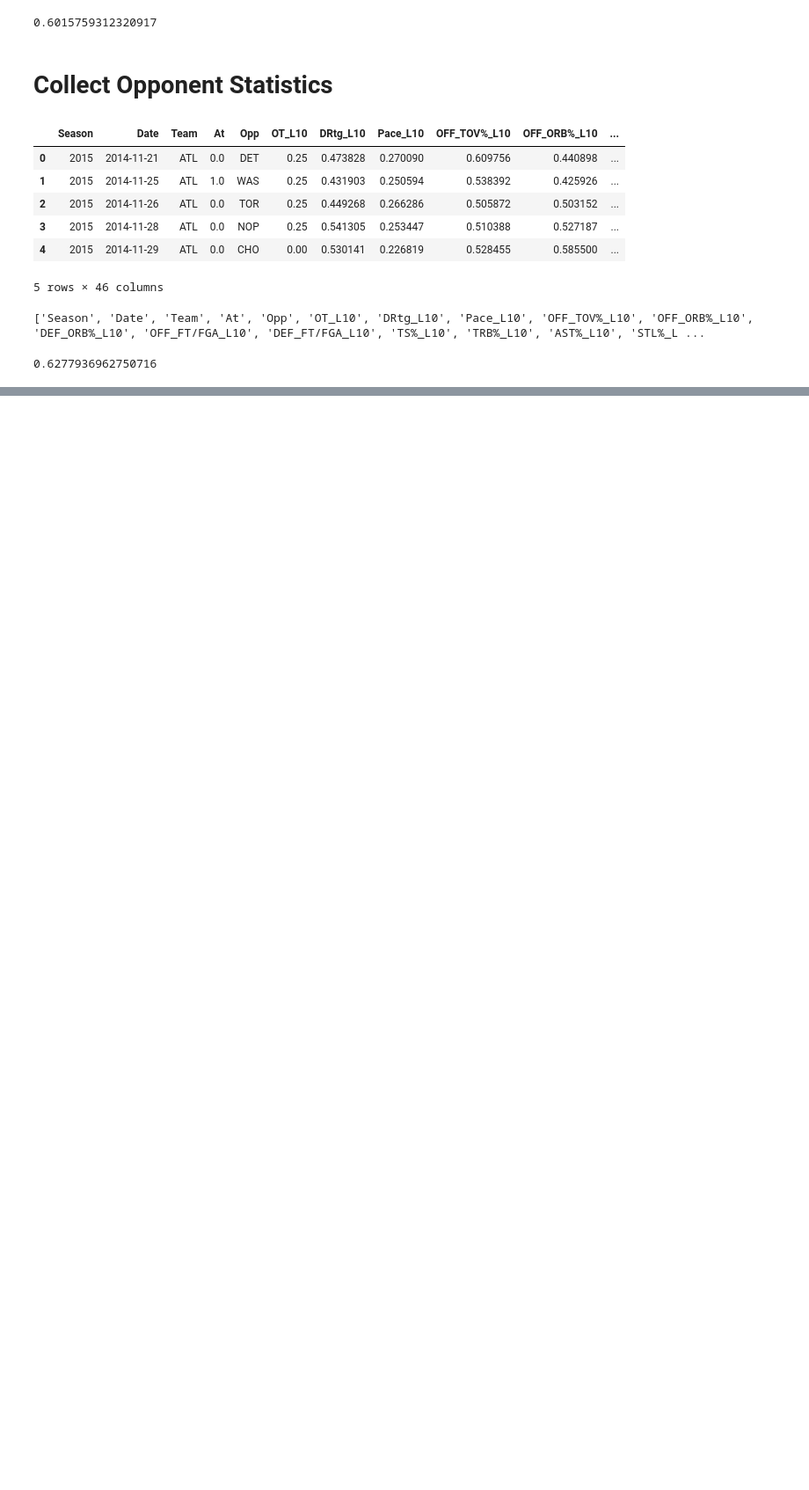
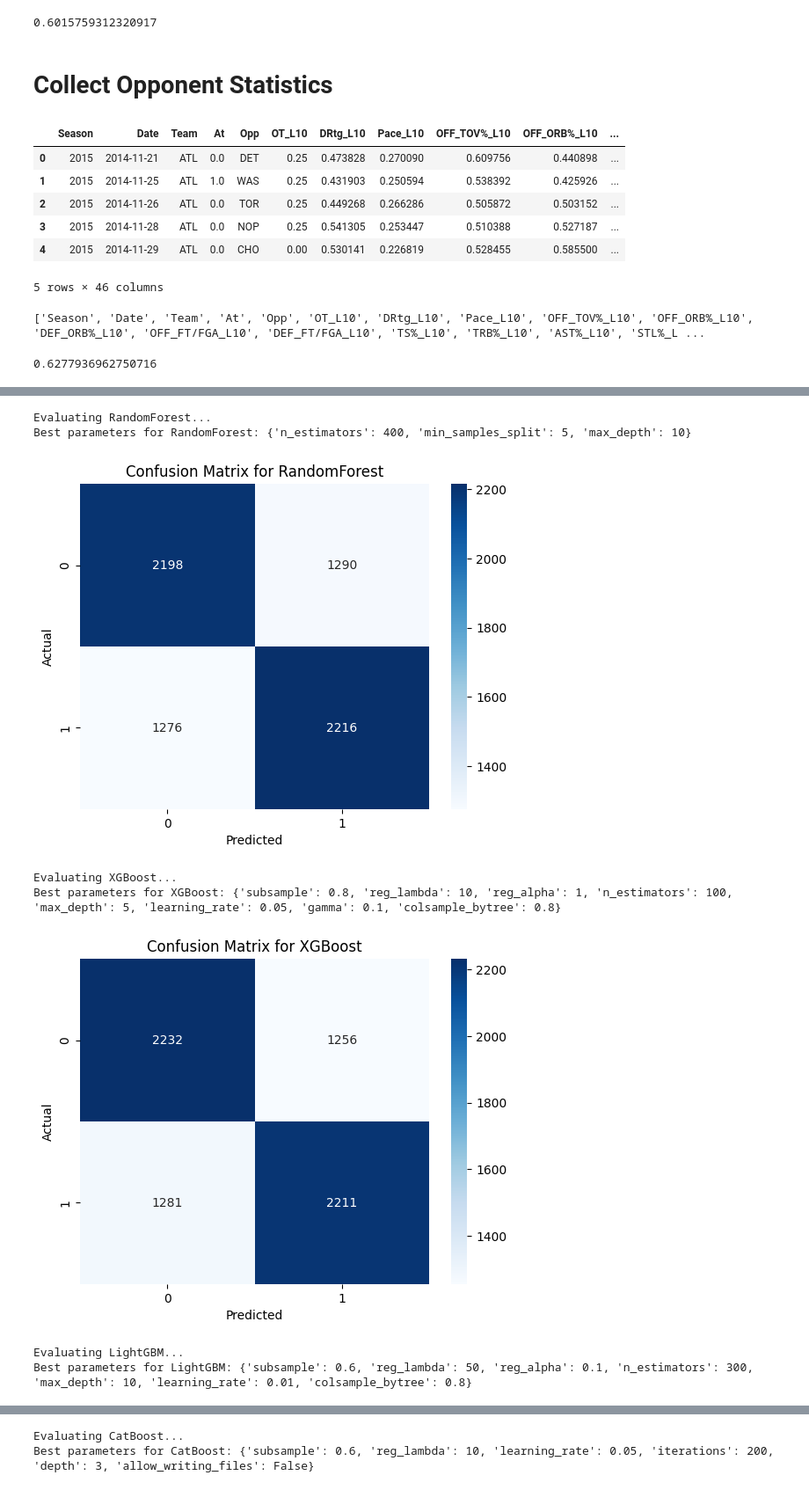
Before and after one commit to LuigiGonnella/NBA-Predictor, a Jupyter notebook: notebooks/01-exploration.ipynb, the cells around one changed output, grey strips where cells are left out. Shown at 88% size. Cells and saved outputs as stored; diff of their text form; code cells hidden in the pictures; blank space fills up the shorter version.

```diff
--- a/notebooks/01-exploration.ipynb
+++ b/notebooks/01-exploration.ipynb
@@ -855,0 +1023,40 @@ print(accuracy_score(test_target, preds))
+# %%
+best_models = {}
+for name, model in models.items():
+    print(f"Evaluating {name}...")
+    y_pred = gs[name].best_estimator_.predict(testset)
+    best_models[name] = {}
+    best_models[name]['best_estimator'] = gs[name].best_estimator_
+
+    y_pred = pd.Series(y_pred, index=testset.index)
+    accuracy = accuracy_score(test_target, y_pred)
+    best_models[name]['Accuracy'] = accuracy
+
+
+    print(f"Best parameters for {name}: {gs[name].best_params_}")
+    sns.heatmap(pd.crosstab(test_target, y_pred, rownames=['Actual'], colnames=['Predicted']), annot=True, fmt='d', cmap='Blues')
+    plt.title(f'Confusion Matrix for {name}')
+    plt.show()
+
+best_models_sorted = sorted(best_models.items(), key=lambda x: x[1]['Accuracy'], reverse=True)
+
+f = 1
+for i, el in enumerate(best_models_sorted):
+    if f==1:
+        f=0
+        print(f'1): {el[0]} --> BEST MODEL ✅')
+        print(f'PARAMETERS: {el[1]['best_estimator']}')
+        print(f'ACCURACY: {el[1]['Accuracy']}')
+    else:
+        print(f'{i+1}): {el[0]}')
+        print(f'PARAMETERS: {el[1]['best_estimator']}')
+        print(f'ACCURACY: {el[1]['Accuracy']}')
+# %% [output]
+Evaluating RandomForest...
+Best parameters for RandomForest: {'n_estimators': 400, 'min_samples_split': 5, 'max_depth': 10}
+[figure, added]
+Evaluating XGBoost...
+Best parameters for XGBoost: {'subsample': 0.8, 'reg_lambda': 10, 'reg_alpha': 1, 'n_estimators': 100, 'max_depth': 5, 'learning_rate': 0.05, 'gamma': 0.1, 'colsample_bytree': 0.8}
+[figure, added]
+Evaluating LightGBM...
+Best parameters for LightGBM: {'subsample': 0.6, 'reg_lambda': 50, 'reg_alpha': 0.1, 'n_estimators': 300, 'max_depth': 10, 'learning_rate': 0.01, 'colsample_bytree': 0.8}
@@ -855,0 +1064,2 @@ print(accuracy_score(test_target, preds))
+Evaluating CatBoost...
+Best parameters for CatBoost: {'subsample': 0.6, 'reg_lambda': 10, 'learning_rate': 0.05, 'iterations': 200, 'depth': 3, 'allow_writing_files': False}
```
Also changed, not shown: parts of 10 cells of this notebook, 10 other files.
